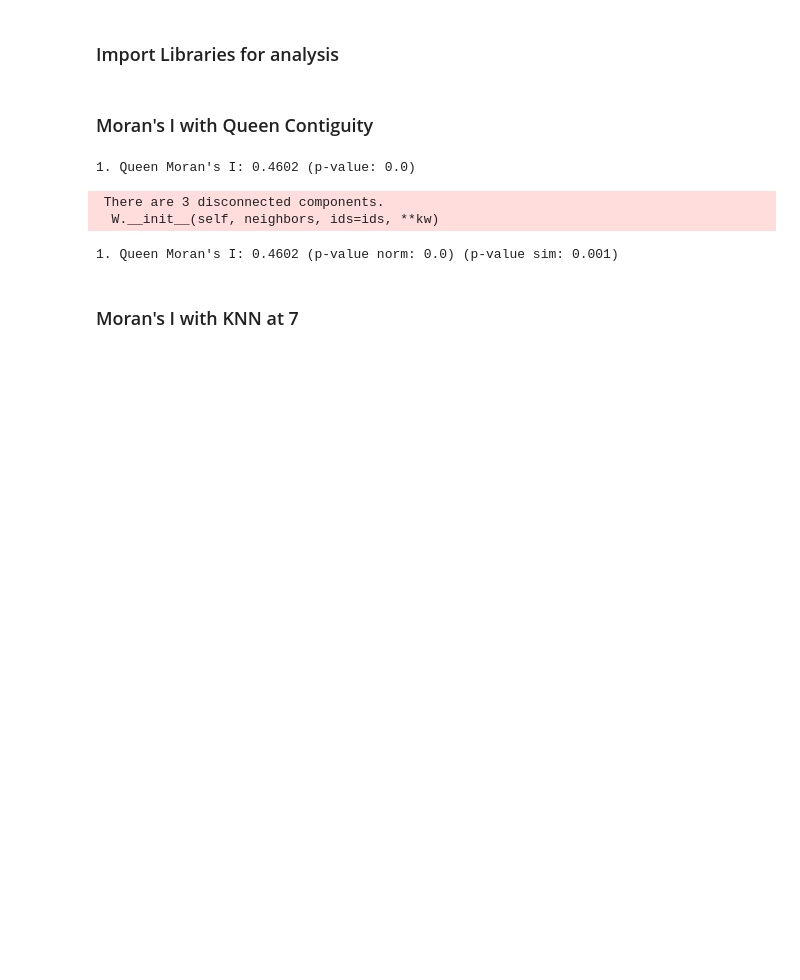
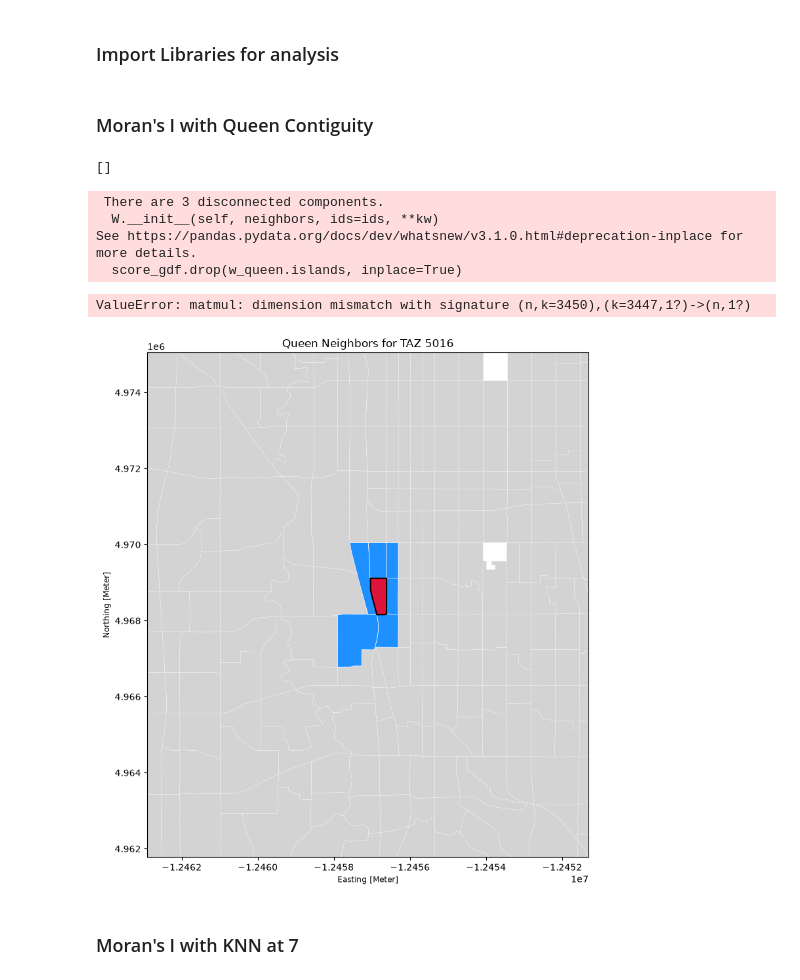
Before and after one commit to joanavarro2004/Code, a Jupyter notebook: Final Project Notebook.ipynb, the cells around one changed output. Saved outputs shown, nothing was run; the diff lists cells and outputs as text; code cells hidden in the pictures; blank space fills up the shorter version.

```diff
--- a/Final Project Notebook.ipynb
+++ b/Final Project Notebook.ipynb
@@ -160,25 +180,64 @@ import libpysal
 ### Moran's I with Queen Contiguity
 # %%
 w_queen = libpysal.weights.Queen.from_dataframe(score_gdf, use_index=True)
+
+#row standardize the weights so that they are comparable across TAZs with different numbers of neighbors
 w_queen.transform = "R"
 
 #Drop island polygons
-score_gdf = score_gdf.drop(w_queen.islands)
+
+score_gdf.drop(w_queen.islands, axis = 0, inplace=True)
 
 #define the target year
 target_year = "YEAR2020"
 y = score_gdf[target_year]
 # %% [output]
-1. Queen Moran's I: 0.4602 (p-value: 0.0)
+[]
  There are 3 disconnected components.
   W.__init__(self, neighbors, ids=ids, **kw)
+See https://pandas.pydata.org/docs/dev/whatsnew/v3.1.0.html#deprecation-inplace for more details.
+  score_gdf.drop(w_queen.islands, inplace=True)
 # %%
+#run Moran's I test
 moran_queen = esda.moran.Moran(y, w_queen)
 
 print(
     f"1. Queen Moran's I: {moran_queen.I:.4f} (p-value norm: {moran_queen.p_norm}) (p-value sim: {moran_queen.p_sim})")
 # %% [output]
-1. Queen Moran's I: 0.4602 (p-value norm: 0.0) (p-value sim: 0.001)
+ValueError: matmul: dimension mismatch with signature (n,k=3450),(k=3447,1?)->(n,1?)
+# %%
+# 1. Select taz_id for focal TAZ
+taz_id = score_gdf.index[1000]
+
+# 2. Get the neighbor IDs for the focal TAZ
+neighbor_ids = w_queen.neighbors[taz_id]
+
+# 3. Slice the GeoDataFrame to get the specific polygons
+focal_gdf = score_gdf.loc[[taz_id]]
+neighbors_gdf = score_gdf.loc[neighbor_ids]
+
+# 4. Plot the stacked layers
+fig, ax = plt.subplots(figsize=(10, 10))
+
+# Base map (all TAZs in grey)
+score_gdf.plot(ax=ax, color="lightgrey", edgecolor="white", linewidth=0.2)
+
+# Neighbors map (blue)
+neighbors_gdf.plot(ax=ax, color="dodgerblue", edgecolor="white", linewidth=0.5)
+
+# Focal TAZ map (red)
+focal_gdf.plot(ax=ax, color="crimson", edgecolor="black", linewidth=1.5)
+
+# Zoom the camera in closer to the action
+# (GeoPandas total_bounds gives [minx, miny, maxx, maxy])
+minx, miny, maxx, maxy = neighbors_gdf.total_bounds
+ax.set_xlim(minx - 5000, maxx + 5000)
+ax.set_ylim(miny - 5000, maxy + 5000)
+
+plt.title(f"Queen Neighbors for TAZ {taz_id}")
+plt.show()
+# %% [output]
+[figure, added]
 # %% [markdown]
 ### Moran's I with KNN at 7
 # %%
```
Also changed, not shown: parts of 12 cells of this notebook.
